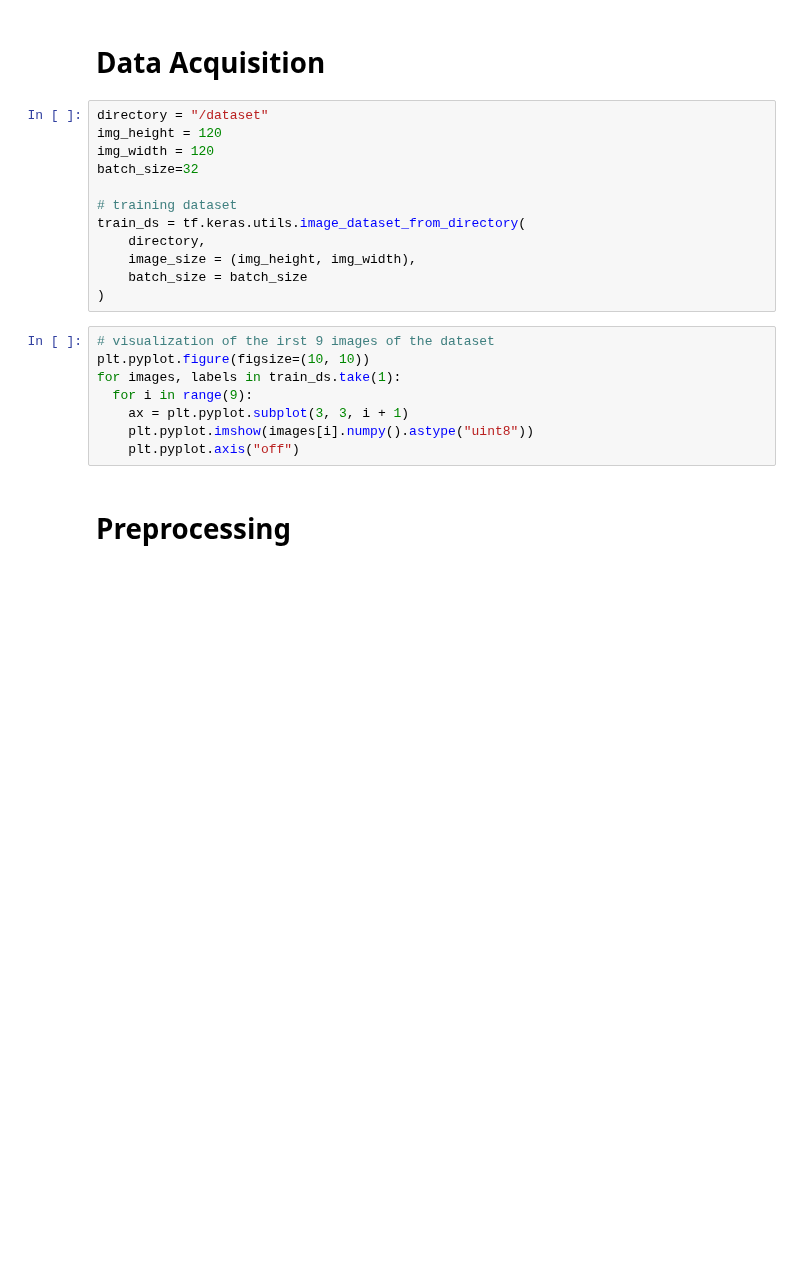
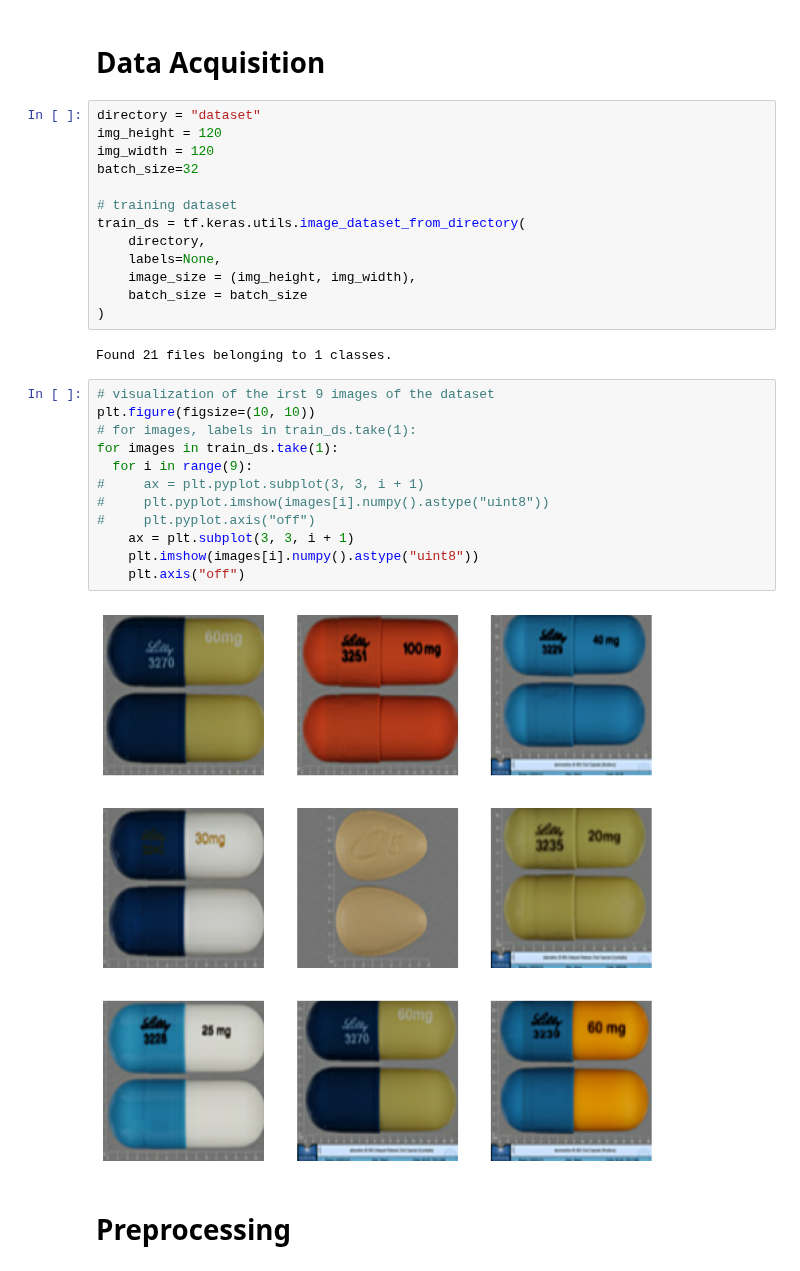
Before and after one commit to Chr728/Compass, a Jupyter notebook: pillIdentifierAI/Pill_Identifier.ipynb, the cells around one changed output. Cells and saved outputs as stored; diff of their text form; blank space fills up the shorter version.

```diff
--- a/pillIdentifierAI/Pill_Identifier.ipynb
+++ b/pillIdentifierAI/Pill_Identifier.ipynb
@@ -62,7 +62,7 @@ class Colors(Enum):
 # %% [markdown]
 # Data Acquisition
 # %%
-directory = "/dataset"
+directory = "dataset"
 img_height = 120
 img_width = 120
 batch_size=32
@@ -70,17 +70,26 @@ batch_size=32
 # training dataset
 train_ds = tf.keras.utils.image_dataset_from_directory(
     directory,
+    labels=None,
     image_size = (img_height, img_width),
     batch_size = batch_size
 )
+# %% [output]
+Found 21 files belonging to 1 classes.
 # %%
 # visualization of the irst 9 images of the dataset
-plt.pyplot.figure(figsize=(10, 10))
-for images, labels in train_ds.take(1):
+plt.figure(figsize=(10, 10))
+# for images, labels in train_ds.take(1):
+for images in train_ds.take(1):
   for i in range(9):
-    ax = plt.pyplot.subplot(3, 3, i + 1)
-    plt.pyplot.imshow(images[i].numpy().astype("uint8"))
-    plt.pyplot.axis("off")
+#     ax = plt.pyplot.subplot(3, 3, i + 1)
+#     plt.pyplot.imshow(images[i].numpy().astype("uint8"))
+#     plt.pyplot.axis("off")
+    ax = plt.subplot(3, 3, i + 1)
+    plt.imshow(images[i].numpy().astype("uint8"))
+    plt.axis("off")
+# %% [output]
+[figure, added]
 # %% [markdown]
 # Preprocessing
 # %% [markdown]
```
Also changed, not shown: parts of 1 cell of this notebook.
